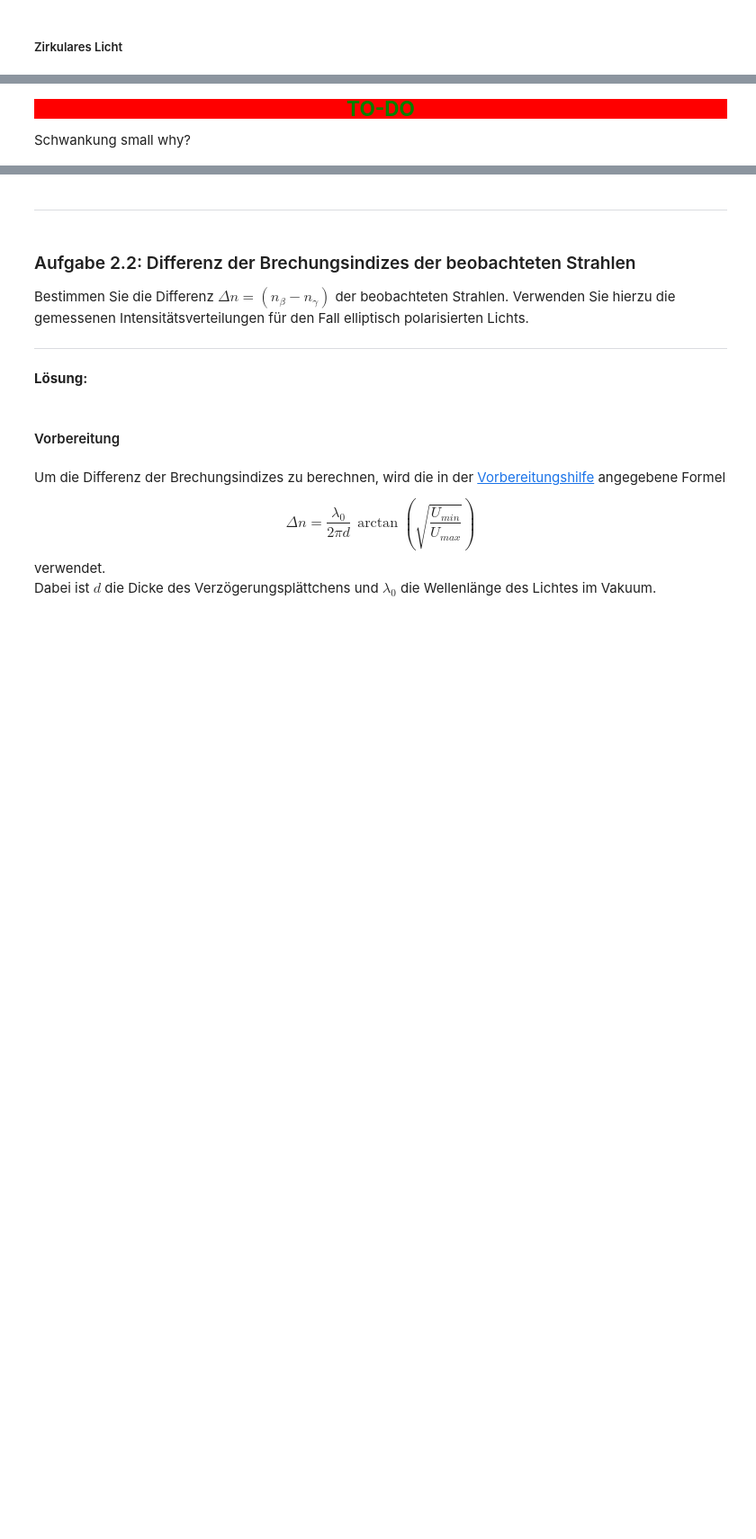
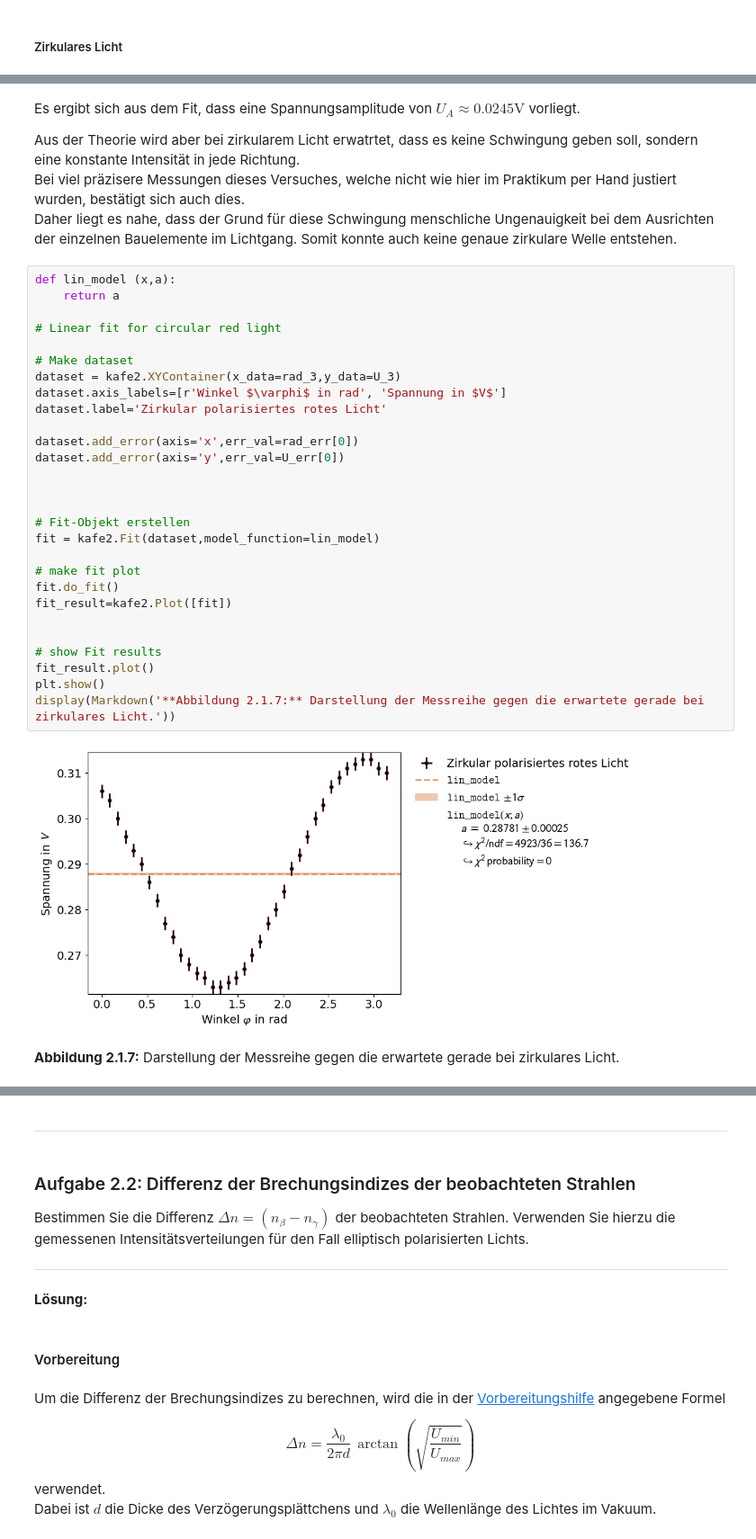
Before and after one commit to AlFa-Tier/Uni_codes, a Jupyter notebook: Praktikum/Polarisation/Polarisation.ipynb, the cells around one changed output, grey strips where cells are left out. Shown: that part at 90% size. Saved outputs shown, nothing was run; the diff lists cells and outputs as text; blank space fills up the shorter version.

```diff
--- a/Praktikum/Polarisation/Polarisation.ipynb
+++ b/Praktikum/Polarisation/Polarisation.ipynb
@@ -329,5 +376,37 @@ plt.show()
 # %% [markdown]
-<p style="background-color:red;color:green;font-size:150%;text-align:center">
-    <strong>TO-DO</strong>
-</p>
-Schwankung small why?
+Es ergibt sich aus dem Fit, dass eine Spannungsamplitude von $U_A \approx 0.0245\mathrm V$ vorliegt.
+
+Aus der Theorie wird aber bei zirkularem Licht erwatrtet, dass es keine Schwingung geben soll, sondern eine konstante Intensität in jede Richtung.
+Bei viel präzisere Messungen dieses Versuches, welche nicht wie hier im Praktikum per Hand justiert wurden, bestätigt sich auch dies.
+Daher liegt es nahe, dass der Grund für diese Schwingung menschliche Ungenauigkeit bei dem Ausrichten der einzelnen Bauelemente im Lichtgang. Somit konnte auch keine genaue zirkulare Welle entstehen.
+# %%
+def lin_model (x,a):
+    return a
+
+# Linear fit for circular red light
+
+# Make dataset
+dataset = kafe2.XYContainer(x_data=rad_3,y_data=U_3)
+dataset.axis_labels=[r'Winkel $\varphi$ in rad', 'Spannung in $V$']
+dataset.label='Zirkular polarisiertes rotes Licht'
+
+dataset.add_error(axis='x',err_val=rad_err[0])
+dataset.add_error(axis='y',err_val=U_err[0])
+
+
+
+# Fit-Objekt erstellen
+fit = kafe2.Fit(dataset,model_function=lin_model)
+
+# make fit plot
+fit.do_fit()
+fit_result=kafe2.Plot([fit])
+
+
+# show Fit results
+fit_result.plot()
+plt.show()
+display(Markdown('**Abbildung 2.1.7:** Darstellung der Messreihe gegen die erwartete gerade bei zirkulares Licht.'))
+# %% [output]
+[figure, added]
+**Abbildung 2.1.7:** Darstellung der Messreihe gegen die erwartete gerade bei zirkulares Licht.
```
Also changed, not shown: parts of 31 cells of this notebook, 1 other file.
